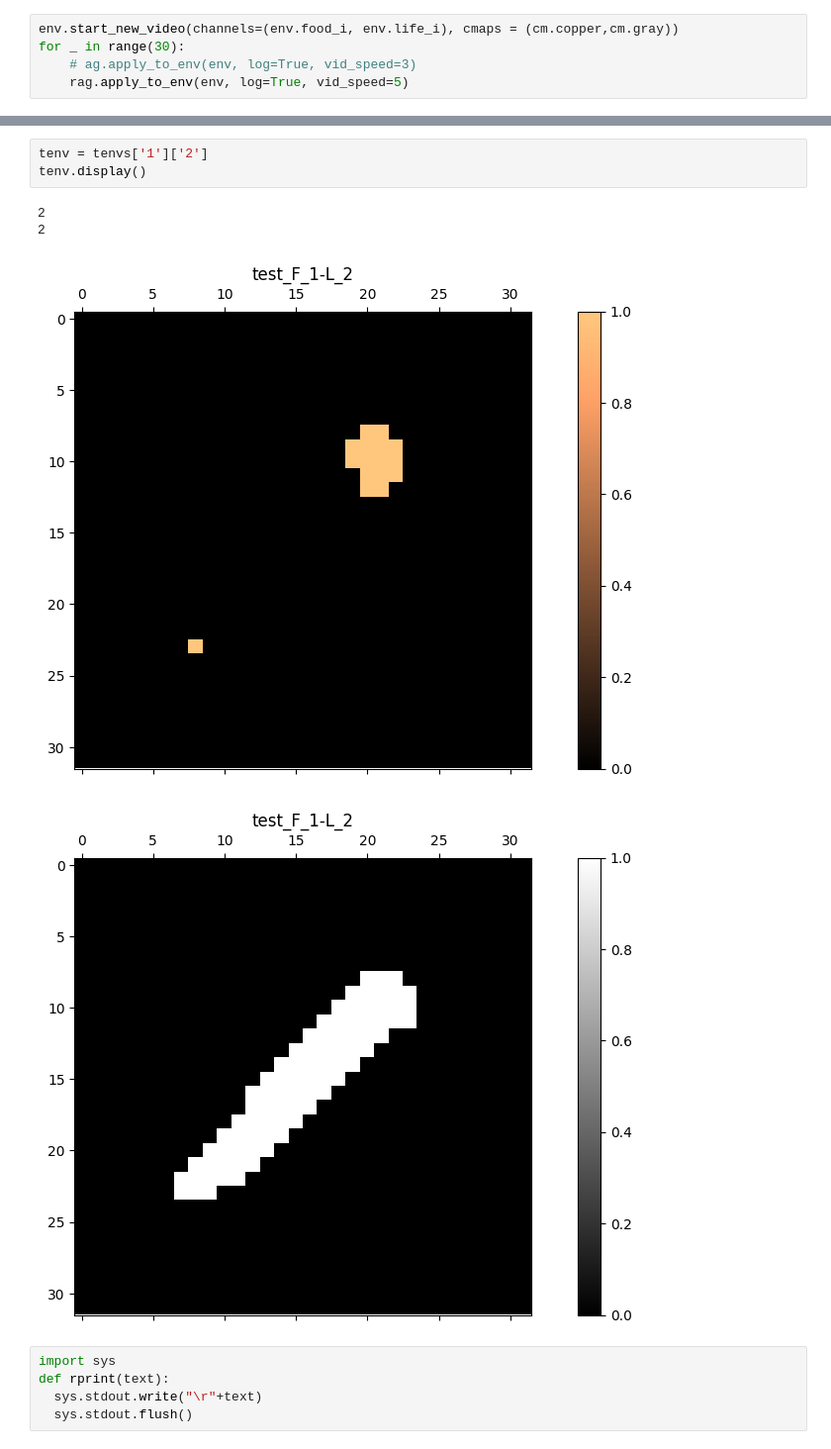
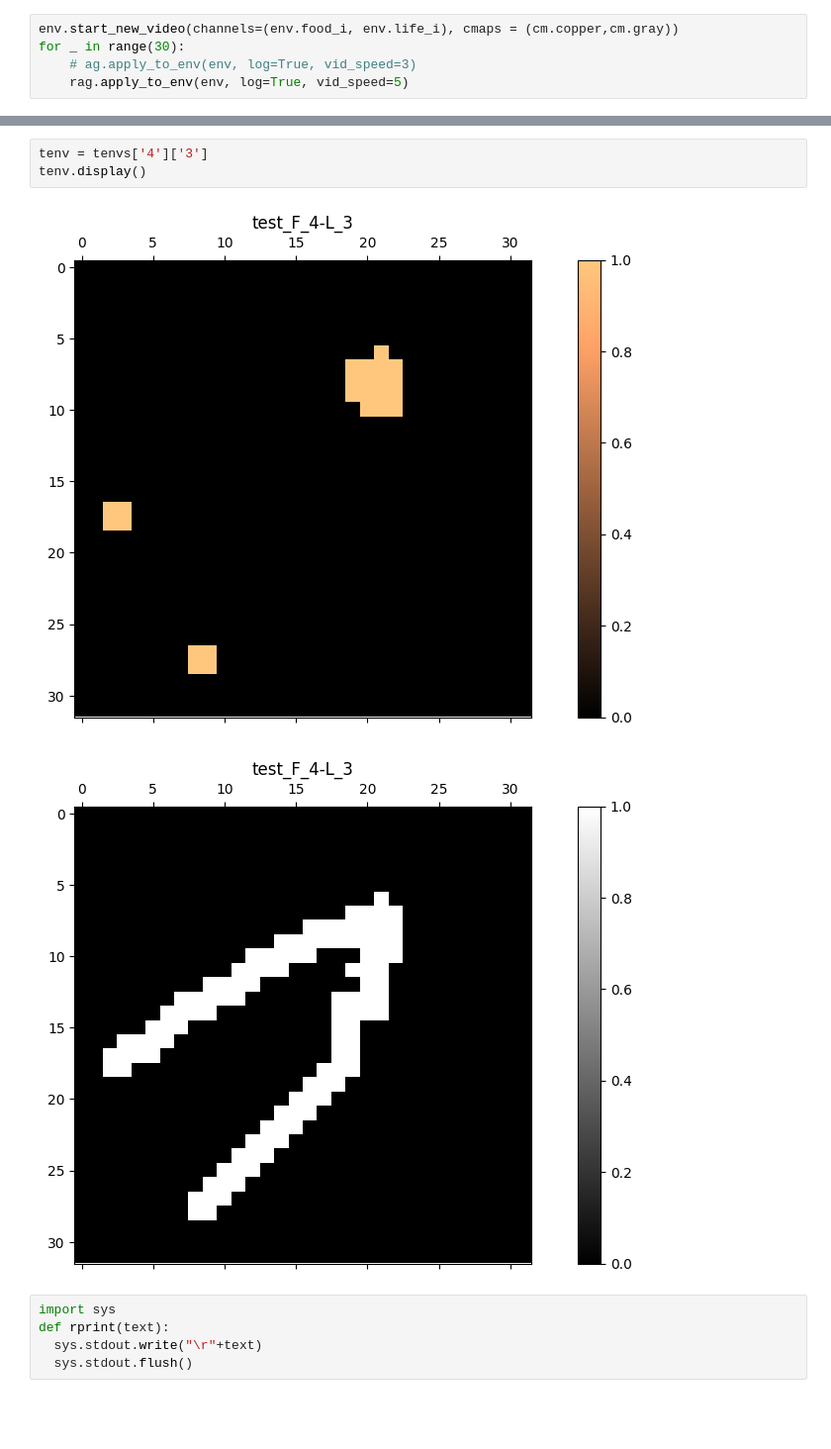
Before and after one commit to abarbieu/slime_mold_nca, a Jupyter notebook: slime.ipynb, the cells around one changed output, grey strips where cells are left out. Shown at 99% size. Cells and saved outputs as stored; diff of their text form; blank space fills up the shorter version.

```diff
--- a/slime.ipynb
+++ b/slime.ipynb
@@ -116,13 +108,11 @@ for fkey in tenvs.keys():
 [figure]
 ... (18 outputs left out)
 # %%
-tenv = tenvs['1']['2']
+tenv = tenvs['4']['3']
 tenv.display()
 # %% [output]
-2
-2
-[figure, old version]
+[figure, new version]
-[figure, old version]
+[figure, new version]
 # %%
 import sys
 def rprint(text):
```
Also changed, not shown: parts of 13 cells of this notebook, 13 other files.
